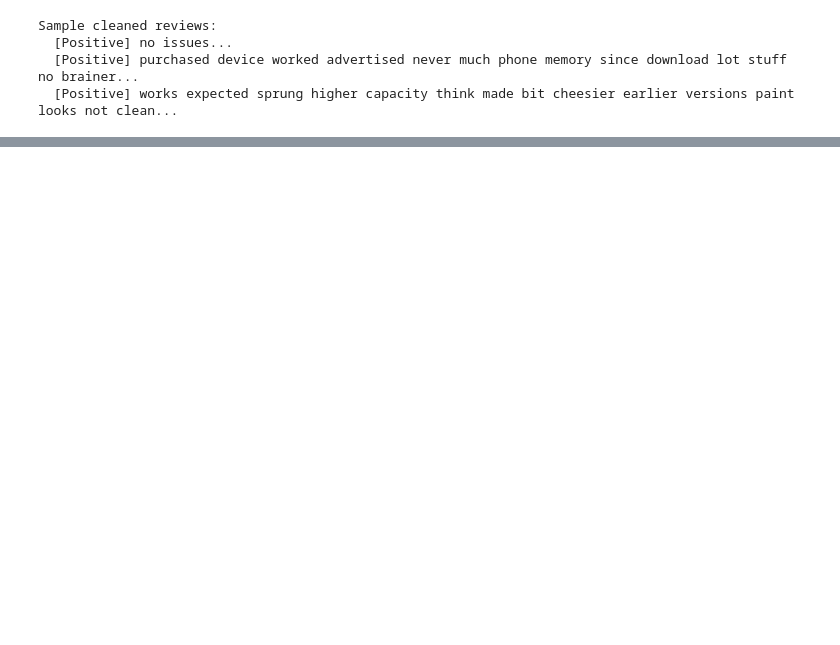
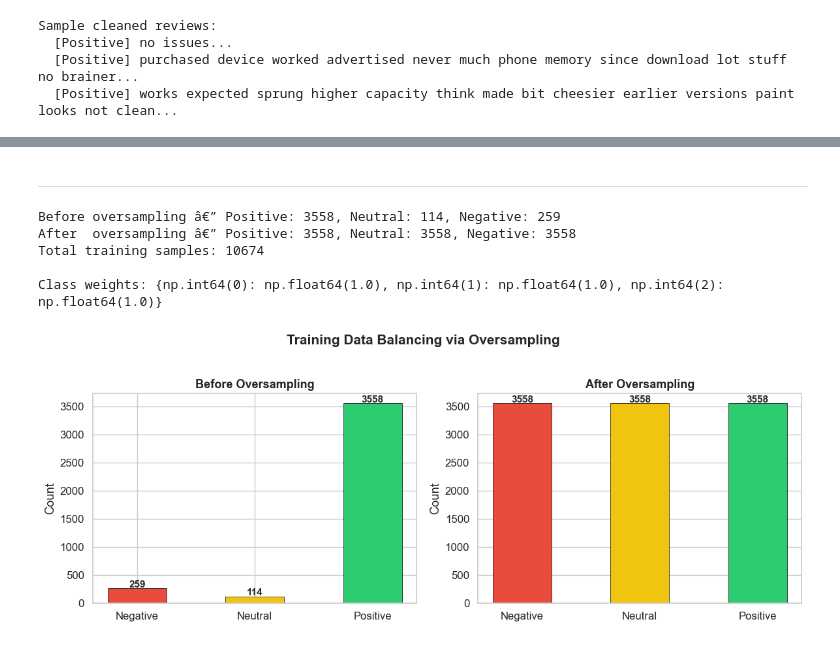
Before and after one commit to AnantaCoder/product_review_sentiment_analysis, a Jupyter notebook: models/sentiment_analysis.ipynb, the cells around one changed output, grey strips where cells are left out. Drawn from its saved outputs; the diff is of its cells as text; code cells hidden in the pictures; blank space fills up the shorter version.

```diff
--- a/models/sentiment_analysis.ipynb
+++ b/models/sentiment_analysis.ipynb
@@ -661,0 +310,72 @@ for review, prob in zip(sample_reviews, preds):
+# %% [markdown]
+---
+# %%
+neg_indices = np.where(y_train == 0)[0]
+neu_indices = np.where(y_train == 1)[0]
+pos_indices = np.where(y_train == 2)[0]
+
+n_pos = len(pos_indices)
+n_neu = len(neu_indices)
+n_neg = len(neg_indices)
+print(f'Before oversampling â€” Positive: {n_pos}, Neutral: {n_neu}, Negative: {n_neg}')
+
+# Oversample negative and neutral reviews to match positive count
+oversampled_neg_indices = np.random.choice(neg_indices, size=n_pos, replace=True)
+oversampled_neu_indices = np.random.choice(neu_indices, size=n_pos, replace=True)
+
+balanced_indices = np.concatenate([pos_indices, oversampled_neu_indices, oversampled_neg_indices])
+np.random.shuffle(balanced_indices)
+
+X_train_balanced = X_train_seq[balanced_indices]
+y_train_balanced = y_train[balanced_indices]
+
+print(f'After  oversampling â€” Positive: {sum(y_train_balanced==2)}, Neutral: {sum(y_train_balanced==1)}, Negative: {sum(y_train_balanced==0)}')
+print(f'Total training samples: {len(y_train_balanced)}')
+
+# --- Strategy 2: Class weights (lighter, as backup) ---
+classes = np.unique(y_train_balanced)
+weights = compute_class_weight('balanced', classes=classes, y=y_train_balanced)
+class_weights = dict(zip(classes, weights))
+print(f'\nClass weights: {class_weights}')
+
+
+# ### ðŸ“ˆ EDA Chart 4: Before vs After Balancing
+# %% [output]
+Before oversampling â€” Positive: 3558, Neutral: 114, Negative: 259
+After  oversampling â€” Positive: 3558, Neutral: 3558, Negative: 3558
+Total training samples: 10674
+
+Class weights: {np.int64(0): np.float64(1.0), np.int64(1): np.float64(1.0), np.int64(2): np.float64(1.0)}
+# %%
+fig, axes = plt.subplots(1, 2, figsize=(12, 4.5))
+
+before = [n_neg, n_neu, n_pos]
+after = [sum(y_train_balanced==0), sum(y_train_balanced==1), sum(y_train_balanced==2)]
+labels = ['Negative', 'Neutral', 'Positive']
+bar_colors = ['#e74c3c', '#f1c40f', '#2ecc71']
+
+for ax, vals, title in zip(axes, [before, after], ['Before Oversampling', 'After Oversampling']):
+    bars = ax.bar(labels, vals, color=bar_colors, edgecolor='black', linewidth=0.5, width=0.5)
+    for bar, v in zip(bars, vals):
+        ax.text(bar.get_x()+bar.get_width()/2, bar.get_height()+20,
+                str(v), ha='center', fontweight='bold', fontsize=11)
+    ax.set_title(title, fontsize=13, fontweight='bold')
+    ax.set_ylabel('Count')
+
+plt.suptitle('Training Data Balancing via Oversampling', fontsize=15, fontweight='bold', y=1.02)
+plt.tight_layout()
+plt.savefig('../models/eda_oversampling.png', dpi=150, bbox_inches='tight')
+plt.show()
+
+
+# ---
+# ## ðŸ§  5. Model Architecture
+#
+# **Improved architecture:**
+# - Larger embedding dimension (128)
+# - `SpatialDropout1D` after embedding (regularizes word vectors)
+# - Stacked Bidirectional LSTM layers
+# - Batch normalization for training stability
+# - Learning rate scheduler for fine-tuning
+# %% [output]
+[figure, added]
```
Also changed, not shown: parts of 57 cells of this notebook, 12 other files.
